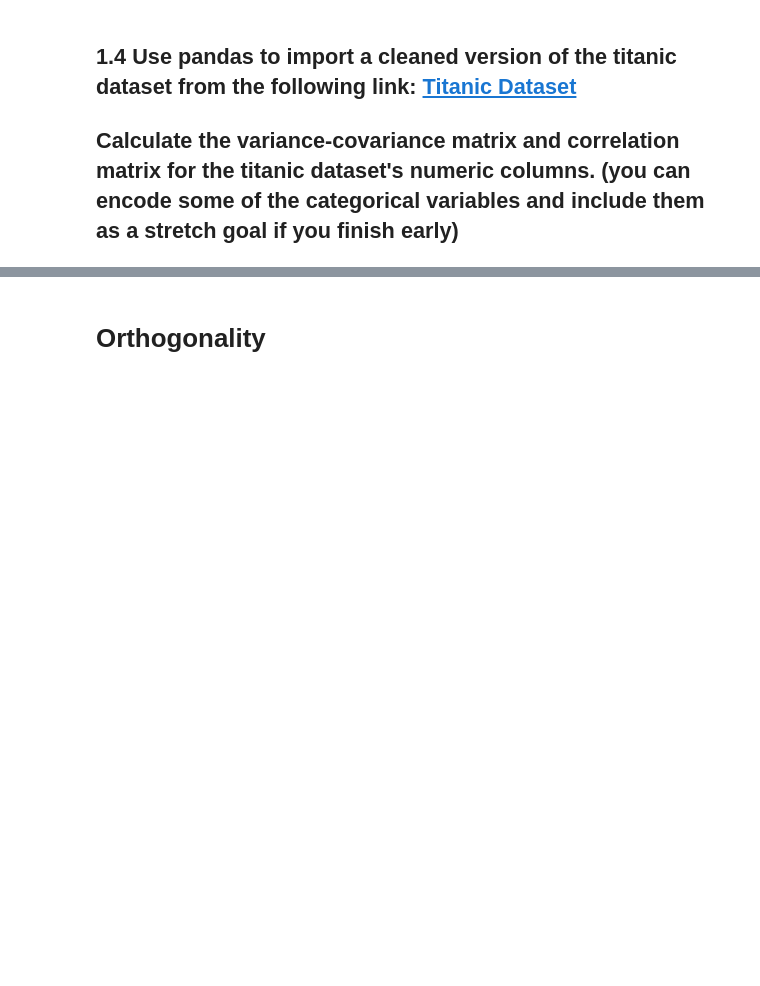
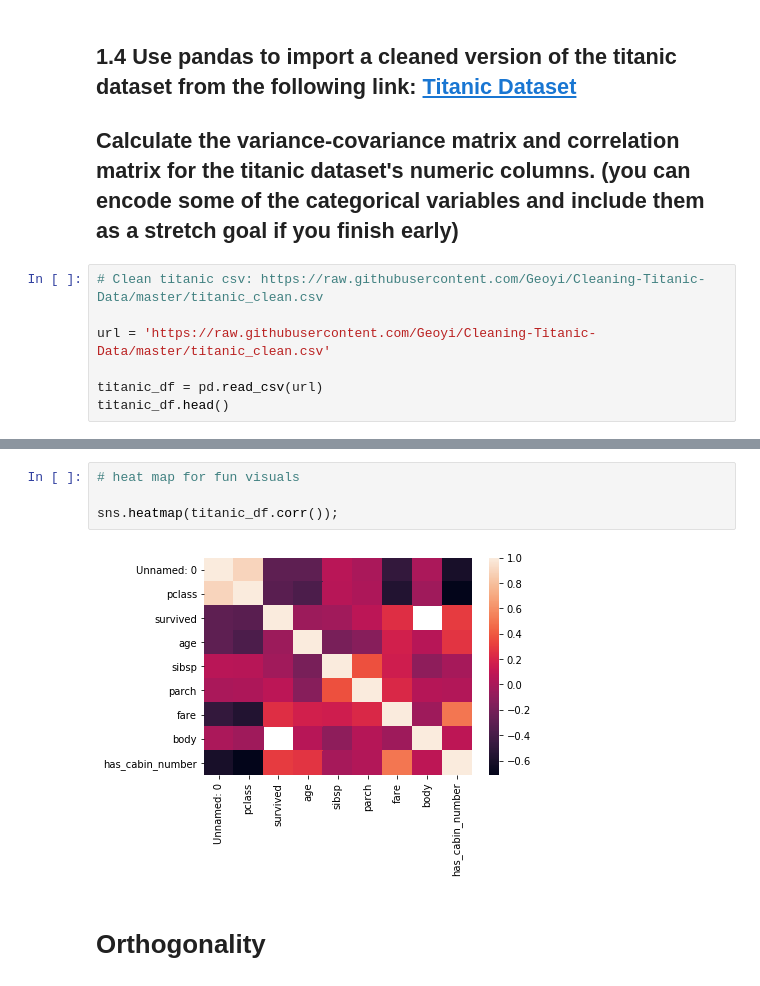
Before and after one commit to RMDircio/DS-Unit-1-Sprint-3-Linear-Algebra, a Jupyter notebook: Regina Dircio DSPT5 - Intermediate Linear Algebra Assignment.ipynb, the cells around one changed output, grey strips where cells are left out. Cells and saved outputs as stored; diff of their text form; blank space fills up the shorter version.

```diff
--- a/Regina Dircio DSPT5 - Intermediate Linear Algebra Assignment.ipynb
+++ b/Regina Dircio DSPT5 - Intermediate Linear Algebra Assignment.ipynb
@@ -85,3 +161,10 @@ print('{:.2f}'.format(variance_sales**(1/2)))
 ## 1.4 Use pandas to import a cleaned version of the titanic dataset from the following link: [Titanic Dataset](https://raw.githubusercontent.com/Geoyi/Cleaning-Titanic-Data/master/titanic_clean.csv)
 
 ## Calculate the variance-covariance matrix and correlation matrix for the titanic dataset's numeric columns. (you can encode some of the categorical variables and include them as a stretch goal if you finish early)
+# %%
+# Clean titanic csv: https://raw.githubusercontent.com/Geoyi/Cleaning-Titanic-Data/master/titanic_clean.csv
+
+url = 'https://raw.githubusercontent.com/Geoyi/Cleaning-Titanic-Data/master/titanic_clean.csv'
+
+titanic_df = pd.read_csv(url)
+titanic_df.head()
@@ -88,3 +208,9 @@ print('{:.2f}'.format(variance_sales**(1/2)))
+# %%
+# heat map for fun visuals
+
+sns.heatmap(titanic_df.corr());
+# %% [output]
+[figure, added]
 # %% [markdown]
 # Orthogonality
 # %% [markdown]
```
Also changed, not shown: parts of 59 cells of this notebook.
